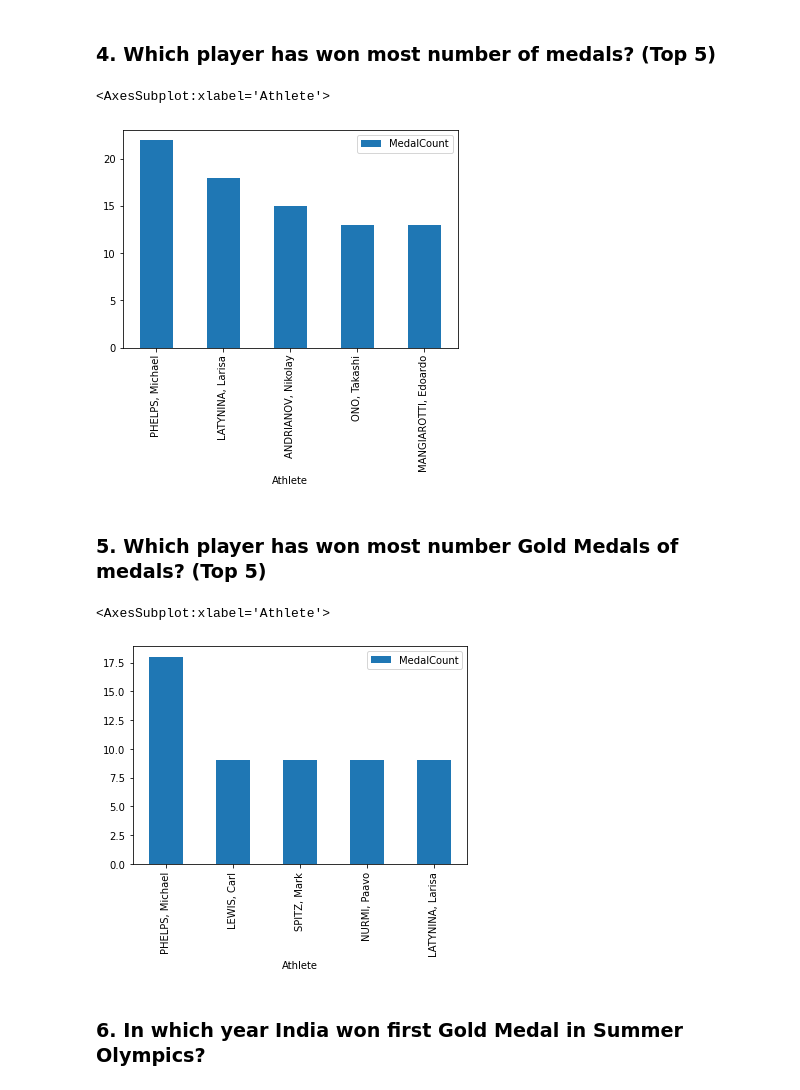
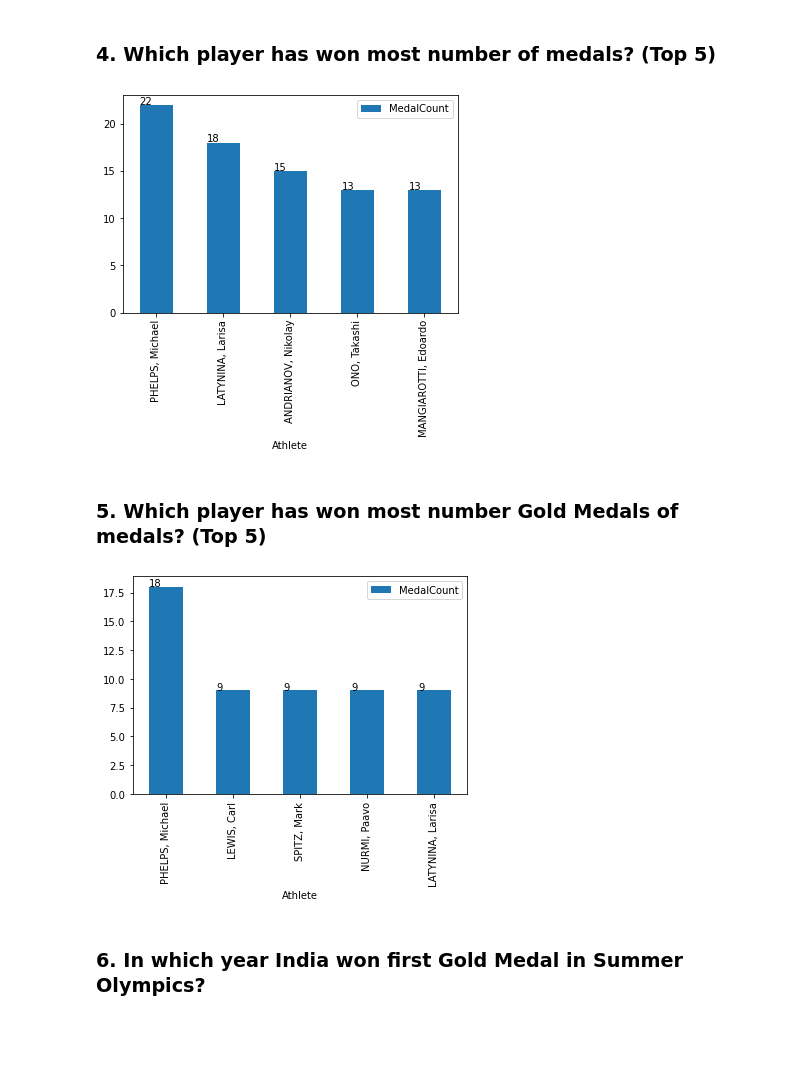
Before and after one commit to vidhyasagargm/Summer_Olympics, a Jupyter notebook: Summer.ipynb, the cells around one changed output. Cells and saved outputs as stored; diff of their text form; code cells hidden in the pictures; blank space fills up the shorter version.

```diff
--- a/Summer.ipynb
+++ b/Summer.ipynb
@@ -16,5 +16,7 @@ sport_medal_count = []
 for sport in sports:
     x = dataFile[dataFile['Sport'] == sport]
     sport_medal_count.append([sport,len(x[x['Medal'] == 'Gold'])])
-pd.DataFrame(sport_medal_count, columns=['Sport','MedalCount']).sort_values(by='MedalCount',ascending=False).head().plot(x='Sport', y='MedalCount', kind='bar')
+y = pd.DataFrame(sport_medal_count, columns=['Sport','MedalCount']).sort_values(by='MedalCount',ascending=False).head().plot(x='Sport', y='MedalCount', kind='bar')
+for z in y.patches:
+    y.annotate(str(z.get_height()), (z.get_x() * 1.005, z.get_height() * 1.005))
 # %% [output]
@@ -28,5 +29,7 @@ sport_medal_count = []
 for sport in sports:
     x = dataFile[dataFile['Sport'] == sport]
     sport_medal_count.append([sport,len(x)])
-pd.DataFrame(sport_medal_count, columns=['Sport','MedalCount']).sort_values(by='MedalCount',ascending=False).head().plot(x='Sport', y='MedalCount', kind='bar')
+y = pd.DataFrame(sport_medal_count, columns=['Sport','MedalCount']).sort_values(by='MedalCount',ascending=False).head().plot(x='Sport', y='MedalCount', kind='bar')
+for z in y.patches:
+    y.annotate(str(z.get_height()), (z.get_x() * 1.005, z.get_height() * 1.005))
 # %% [output]
@@ -37,13 +39,14 @@ pd.DataFrame(sport_medal_count, columns=['Sport','MedalCount']).sort_values(by='
 # %%
 athletes = dataFile['Athlete'].unique()
 medal_count = []
 for athlete in athletes:
     x = dataFile[dataFile['Athlete'] == athlete]
     medal_count.append([athlete,len(x)])
-pd.DataFrame(medal_count, columns=['Athlete','MedalCount']).sort_values(by='MedalCount',ascending=False).head().plot(x='Athlete', y='MedalCount', kind='bar')
+y = pd.DataFrame(medal_count, columns=['Athlete','MedalCount']).sort_values(by='MedalCount',ascending=False).head().plot(x='Athlete', y='MedalCount', kind='bar')
+for z in y.patches:
+    y.annotate(str(z.get_height()), (z.get_x() * 1.005, z.get_height() * 1.005))
 # %% [output]
-<AxesSubplot:xlabel='Athlete'>
-[figure, old version]
+[figure, new version]
 # %% [markdown]
 ### 5. Which player has won most number Gold Medals of medals? (Top 5)
 # %%
@@ -52,10 +55,11 @@ medal_count = []
 for athlete in athletes:
     x = dataFile[dataFile['Athlete'] == athlete]
     medal_count.append([athlete,len(x[x['Medal'] == 'Gold'])])
-pd.DataFrame(medal_count, columns=['Athlete','MedalCount']).sort_values(by='MedalCount',ascending=False).head().plot(x='Athlete', y='MedalCount', kind='bar')
+y = pd.DataFrame(medal_count, columns=['Athlete','MedalCount']).sort_values(by='MedalCount',ascending=False).head().plot(x='Athlete', y='MedalCount', kind='bar')
+for z in y.patches:
+    y.annotate(str(z.get_height()), (z.get_x() * 1.005, z.get_height() * 1.005))
 # %% [output]
-<AxesSubplot:xlabel='Athlete'>
-[figure, old version]
+[figure, new version]
 # %% [markdown]
 ### 6. In which year India won first Gold Medal in Summer Olympics?
 # %%
```
Also changed, not shown: parts of 4 cells of this notebook.
